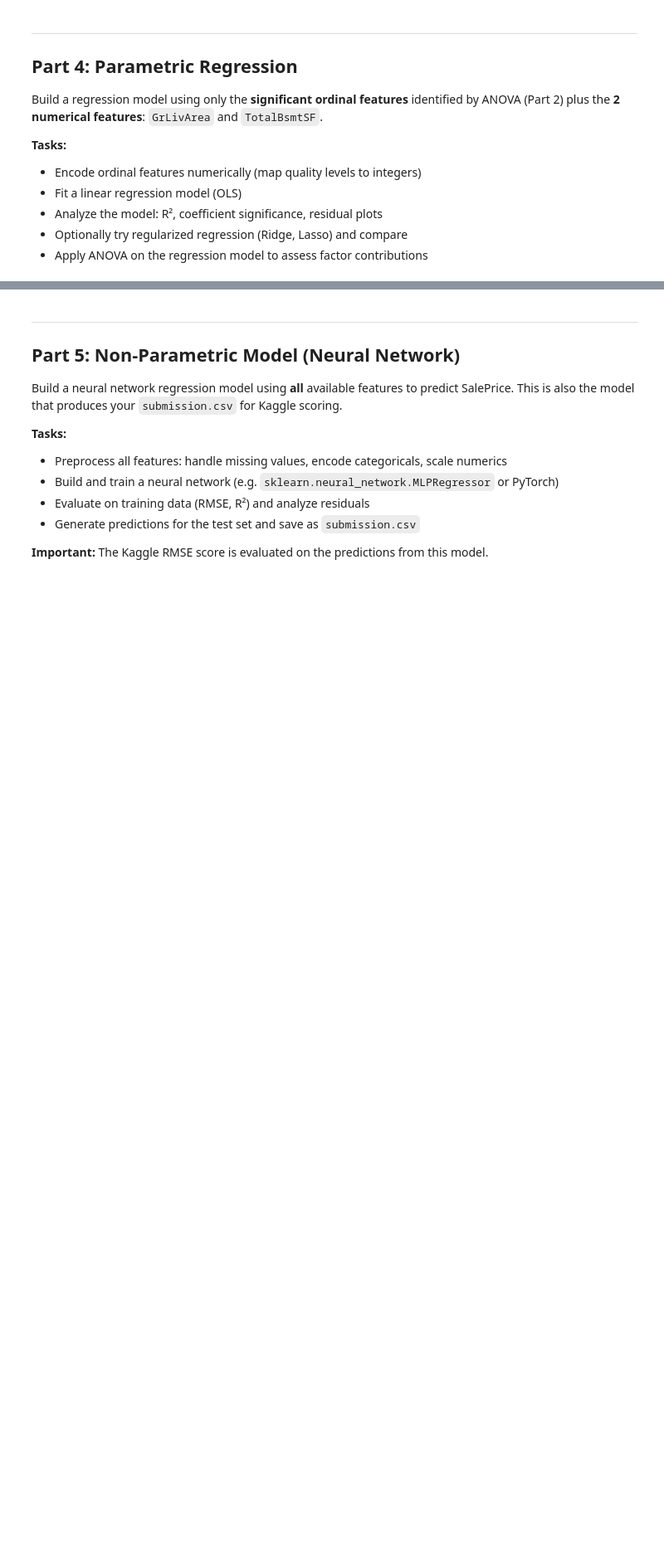
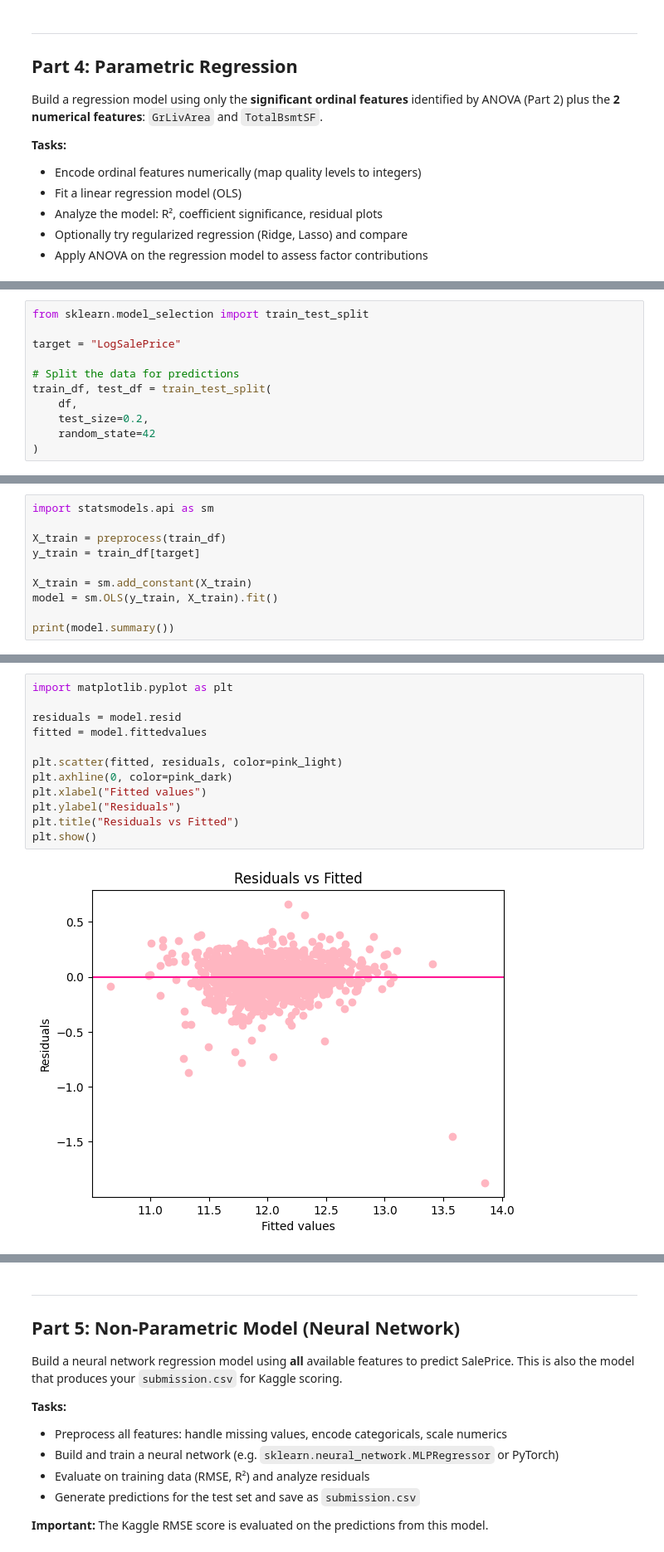
Before and after one commit to em-cd/cstats-project, a Jupyter notebook: project_STUDENTID.ipynb, the cells around one changed output, grey strips where cells are left out. Shown at 83% size. Saved outputs shown, nothing was run; the diff lists cells and outputs as text; blank space fills up the shorter version.

```diff
--- a/project_STUDENTID.ipynb
+++ b/project_STUDENTID.ipynb
@@ -742,0 +1015,11 @@ Build a regression model using only the **significant ordinal features** identif
+# %%
+from sklearn.model_selection import train_test_split
+
+target = "LogSalePrice"
+
+# Split the data for predictions
+train_df, test_df = train_test_split(
+    df,
+    test_size=0.2,
+    random_state=42
+)
@@ -742,0 +1062,10 @@ Build a regression model using only the **significant ordinal features** identif
+# %%
+import statsmodels.api as sm
+
+X_train = preprocess(train_df)
+y_train = train_df[target]
+
+X_train = sm.add_constant(X_train)
+model = sm.OLS(y_train, X_train).fit()
+
+print(model.summary())
@@ -742,0 +1090,14 @@ Build a regression model using only the **significant ordinal features** identif
+# %%
+import matplotlib.pyplot as plt
+
+residuals = model.resid
+fitted = model.fittedvalues
+
+plt.scatter(fitted, residuals, color=pink_light)
+plt.axhline(0, color=pink_dark)
+plt.xlabel("Fitted values")
+plt.ylabel("Residuals")
+plt.title("Residuals vs Fitted")
+plt.show()
+# %% [output]
+[figure, added]
```
Also changed, not shown: parts of 43 cells of this notebook.
